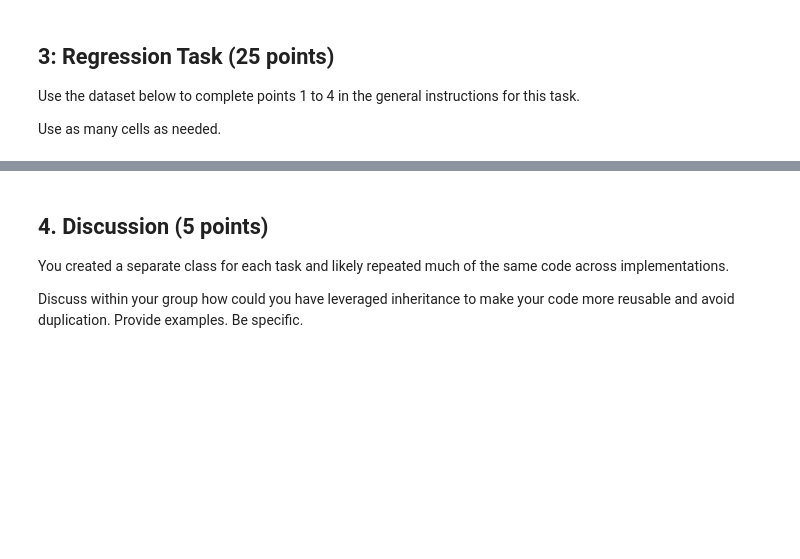
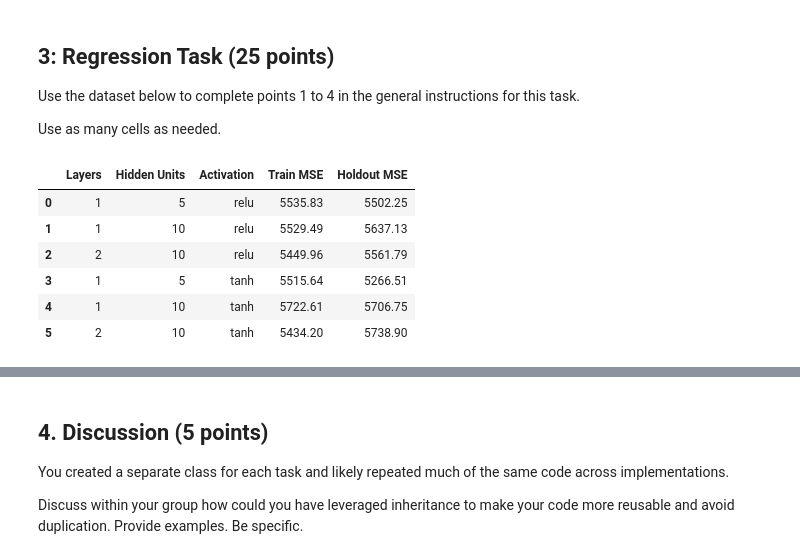
Before and after one commit to laine-goldmacher/ML-Labs, a Jupyter notebook: 04-manual-mlps.ipynb, the cells around one changed output, grey strips where cells are left out. Saved outputs shown, nothing was run; the diff lists cells and outputs as text; code cells hidden in the pictures; blank space fills up the shorter version.

```diff
--- a/04-manual-mlps.ipynb
+++ b/04-manual-mlps.ipynb
@@ -149,0 +251,52 @@ X, y = make_regression(n_samples=1000, n_features=2, n_informative=2, random_sta
+# %%
+# training and evaluation
+
+configs = [
+    (1, 5, "relu"),
+    (1, 10, "relu"),
+    (2, 10, "relu"),
+    (1, 5, "tanh"),
+    (1, 10, "tanh"),
+    (2, 10, "tanh")]
+
+results = []
+models = {}
+
+for layers, units, activation in configs:
+    torch.manual_seed(1234)
+
+    model = RegressionMLP(
+        input_dim=2,
+        hidden_dim=units,
+        num_layers=layers,
+        activation=activation
+    )
+
+    model.fit(X_train, y_train, lr=0.01, epochs=150)
+
+    train_pred = y_scaler.inverse_transform(model.predict(X_train).numpy())
+    holdout_pred = y_scaler.inverse_transform(model.predict(X_holdout).numpy())
+
+    train_mse = mean_squared_error(y_scaler.inverse_transform(y_train.numpy()), train_pred)
+    holdout_mse = mean_squared_error(y_scaler.inverse_transform(y_holdout.numpy()), holdout_pred)
+
+    results.append({
+        "Layers": layers,
+        "Hidden Units": units,
+        "Activation": activation,
+        "Train MSE": train_mse,
+        "Holdout MSE": holdout_mse
+    })
+
+    models[(layers, units, activation)] = model
+
+results_df = pd.DataFrame(results)
+results_df.round(2)
+# %% [output]
+|  | Layers | Hidden Units | Activation | Train MSE | Holdout MSE |
+| 0 | 1 | 5 | relu | 5535.83 | 5502.25 |
+| 1 | 1 | 10 | relu | 5529.49 | 5637.13 |
+| 2 | 2 | 10 | relu | 5449.96 | 5561.79 |
+| 3 | 1 | 5 | tanh | 5515.64 | 5266.51 |
+| 4 | 1 | 10 | tanh | 5722.61 | 5706.75 |
+| 5 | 2 | 10 | tanh | 5434.20 | 5738.90 |
```
Also changed, not shown: parts of 7 cells of this notebook.
